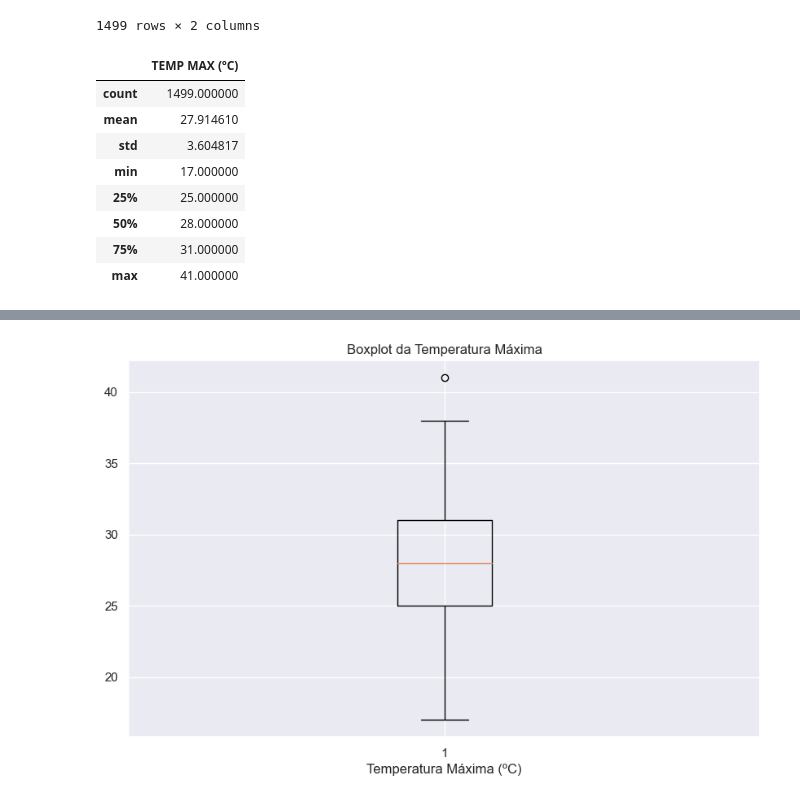
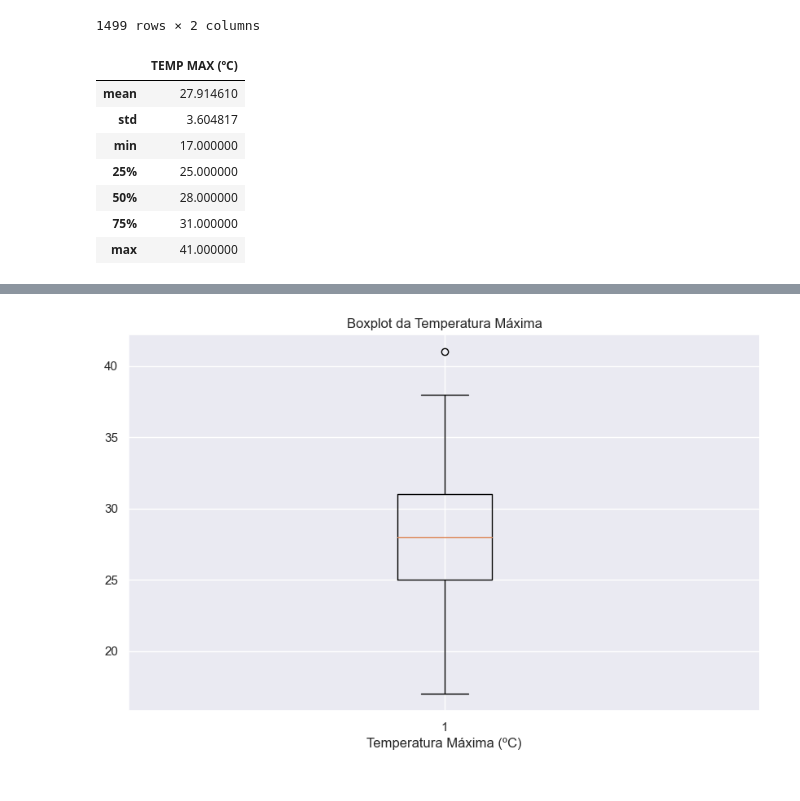
Before and after one commit to Felintox/Tera_Grupo, a Jupyter notebook: aplicando_modelo_arima_10_11.ipynb, the cells around one changed output, grey strips where cells are left out. Saved outputs shown, nothing was run; the diff lists cells and outputs as text; code cells hidden in the pictures.

```diff
--- a/aplicando_modelo_arima_10_11.ipynb
+++ b/aplicando_modelo_arima_10_11.ipynb
@@ -201,15 +201,14 @@ max        41.000000
 | 1497 | 2023-10-29 | 28.0 |
 | 1498 | 2023-10-30 | 31.0 |
 1499 rows × 2 columns
-# %%
-df_tempmax.describe()
-# %% [output]
-|  | TEMP MAX (ºC) |
-| count | 1499.000000 |
-| mean | 27.914610 |
-| std | 3.604817 |
-| min | 17.000000 |
-| 25% | 25.000000 |
-| 50% | 28.000000 |
-| 75% | 31.000000 |
-| max | 41.000000 |
+# %%
+df_tempmax.describe()[1:]
+# %% [output]
+|  | TEMP MAX (ºC) |
+| mean | 27.914610 |
+| std | 3.604817 |
+| min | 17.000000 |
+| 25% | 25.000000 |
+| 50% | 28.000000 |
+| 75% | 31.000000 |
+| max | 41.000000 |
```
Also changed, not shown: parts of 39 cells of this notebook.
